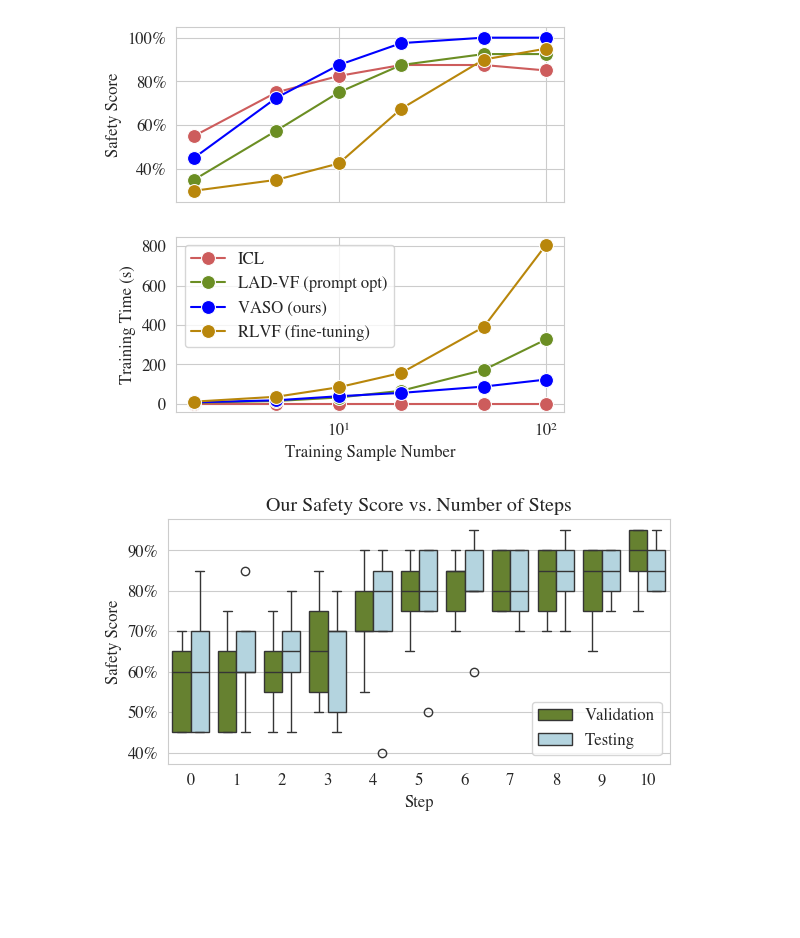
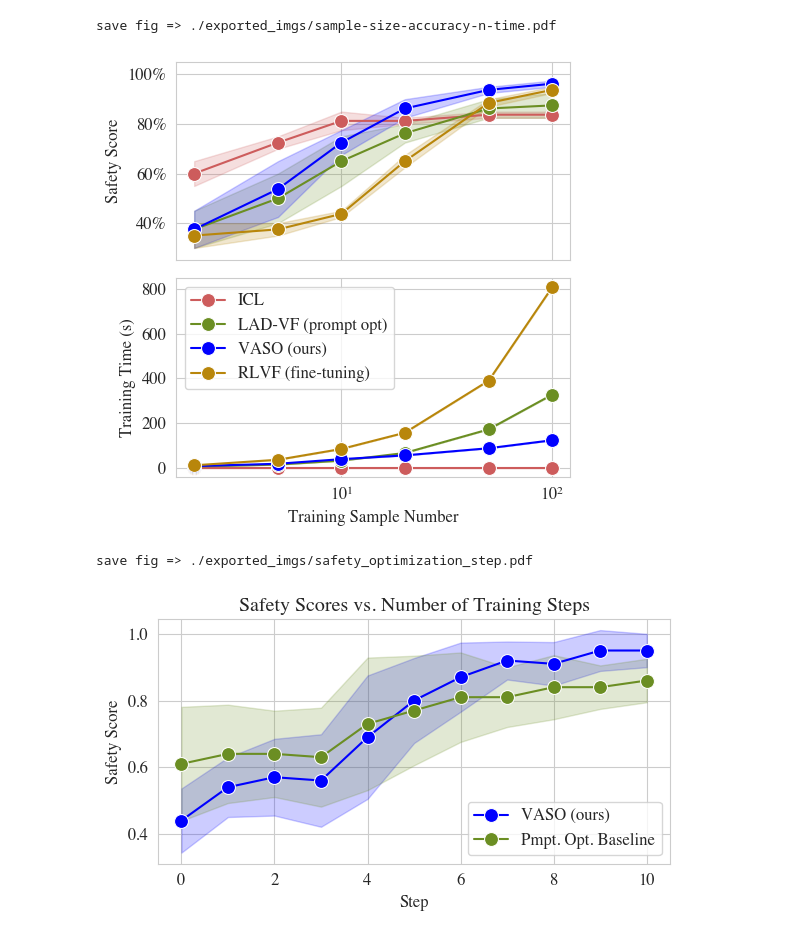
Before and after one commit to yunhaoyang234/skill-optimization, a Jupyter notebook: plot.ipynb, the cells around one changed output. Drawn from its saved outputs; the diff is of its cells as text; code cells hidden in the pictures; blank space fills up the shorter version.

Commit message:
update plots

```diff
--- a/plot.ipynb
+++ b/plot.ipynb
@@ -43,35 +21,36 @@ def save_fig(fname):
 from matplotlib.ticker import PercentFormatter
 
 df = pd.read_csv('results/safe-score-data-size.csv')
 
 df['Category'] = df['Category'].replace('In-Context', 'ICL')
 df['Category'] = df['Category'].replace('Prompt Opt (LAD-VF)', 'LAD-VF (prompt opt)')
 df['Category'] = df['Category'].replace('VASO (ours)', 'VASO (ours)')
 df['Category'] = df['Category'].replace('Fine-tuning (RLVF)', 'RLVF (fine-tuning)')
 df = df[df['Category'] != 'Ours + ICL(2)']
 
 fig, axs = plt.subplots(2,1, figsize=(5,5), sharex=True)
 
 kwargs = dict(marker='o', markersize=10, palette=['#CD5C5C', '#6B8E23', 'blue', '#B8860B'])
 
 ax = axs[0]
 sns.lineplot(df, x='Training Sample Number', y='Safety Score', hue='Category', ax=ax, **kwargs)
 ax.set_ylim(0.25, 1.05)
 # ax.legend(loc="lower right", ncol = 1)
 ax.yaxis.set_major_formatter(PercentFormatter(xmax=1, decimals=0))  # format as percentages
 ax.legend([],[], frameon=False)
 plt.xscale('log')
 
 ax = axs[1]
 # ax = sns.lineplot(df, x='Training Sample Number',y='Training Time (s)',hue='Category', marker='o', linestyle='dashed')
 sns.lineplot(df, x='Training Sample Number', y='Training Time (s)', hue='Category', ax=ax, **kwargs)
 ax.legend(loc="upper left", ncol = 1)
 plt.xscale('log')
 
 
-# save_fig('sample-size-accuracy-n-time.pdf')
+save_fig('sample-size-accuracy-n-time.pdf')
 # %% [output]
+save fig => ./exported_imgs/sample-size-accuracy-n-time.pdf
-[figure, old version]
+[figure, new version]
 # %%
 df = pd.read_csv('results/safe-score-step.csv')
 
@@ -79,24 +58,18 @@ sns.set_style("whitegrid")
 plt.rcParams.update({'font.size': 12})
 plt.rcParams.update({'font.family': 'Times'})
 
-fig, ax = plt.subplots(1, 1, figsize=(6, 3.5))
+fig, ax = plt.subplots(1,1, figsize=(6,3.5))
 
-ax = sns.boxplot(
-    data=df,
-    x='Step',
-    y='Safety Score',
-    hue='Category',
-    palette=['#6B8E23', 'lightblue']
-)
+kwargs = dict(marker='o', markersize=10, palette=['blue', '#6B8E23'])
 
-ax.yaxis.set_major_formatter(PercentFormatter(xmax=1, decimals=0))
-ax.set_title('Our Safety Score vs. Number of Steps')
-ax.legend(loc="lower right", ncol=1)
+ax = sns.lineplot(df, x='Step',y='Safety Score',hue='Category', errorbar='sd', **kwargs)
+ax.set_title('Safety Scores vs. Number of Training Steps')
+ax.legend(loc="lower right", ncol = 1)
 
-plt.tight_layout()
-plt.show()
+save_fig('safety_optimization_step.pdf')
 # %% [output]
+save fig => ./exported_imgs/safety_optimization_step.pdf
-[figure, old version]
+[figure, new version]
 # %%
 df = pd.read_csv('results/safety-testing.csv')
 
```
Also changed, not shown: parts of 2 cells of this notebook, 9 other files.
